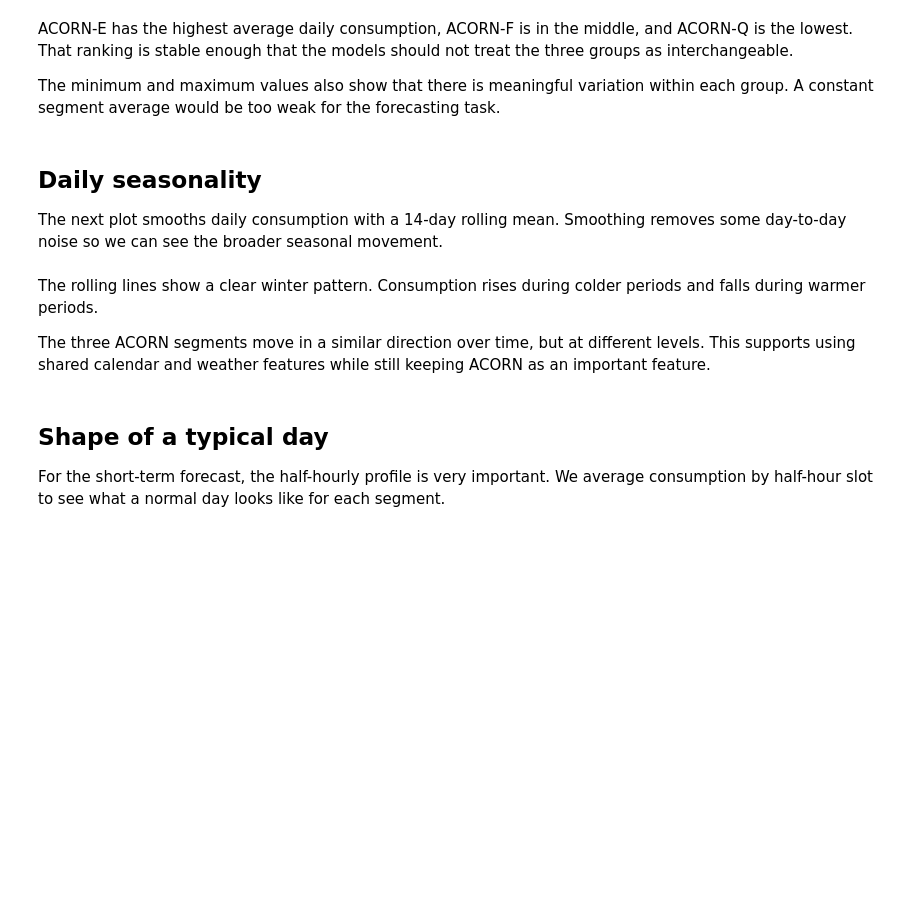
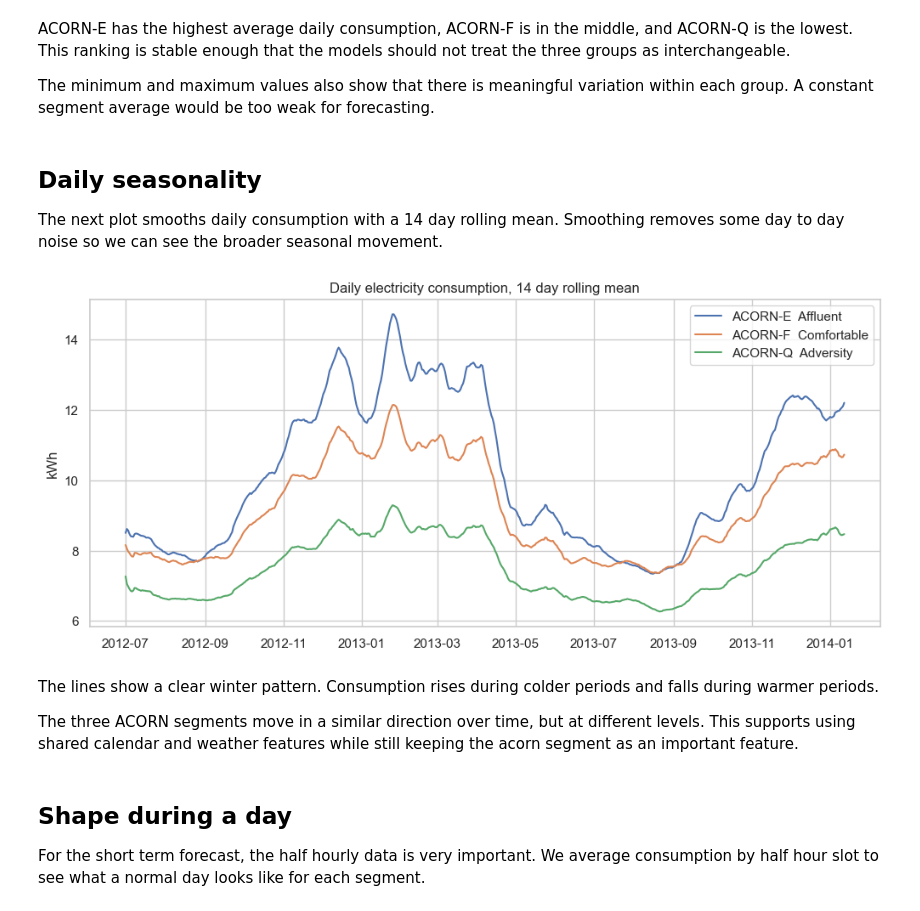
Before and after one commit to baunilhamarga/ei-climat, a Jupyter notebook: notebooks/01_data_exploration.ipynb, the cells around one changed output. Saved outputs shown, nothing was run; the diff lists cells and outputs as text; code cells hidden in the pictures; blank space fills up the shorter version.

```diff
--- a/notebooks/01_data_exploration.ipynb
+++ b/notebooks/01_data_exploration.ipynb
@@ -66,27 +75,29 @@ daily.groupby("Acorn")["Conso_kWh"].agg(["count", "mean", "min", "max"]).round(3
 # %% [markdown]
-ACORN-E has the highest average daily consumption, ACORN-F is in the middle, and ACORN-Q is the lowest. That ranking is stable enough that the models should not treat the three groups as interchangeable.
+ACORN-E has the highest average daily consumption, ACORN-F is in the middle, and ACORN-Q is the lowest. This ranking is stable enough that the models should not treat the three groups as interchangeable.
 
-The minimum and maximum values also show that there is meaningful variation within each group. A constant segment average would be too weak for the forecasting task.
+The minimum and maximum values also show that there is meaningful variation within each group. A constant segment average would be too weak for forecasting.
 # %% [markdown]
 ## Daily seasonality
 
-The next plot smooths daily consumption with a 14-day rolling mean. Smoothing removes some day-to-day noise so we can see the broader seasonal movement.
+The next plot smooths daily consumption with a 14 day rolling mean. Smoothing removes some day to day noise so we can see the broader seasonal movement.
 # %%
 fig, ax = plt.subplots(figsize=(12, 5))
 for acorn, group in daily.sort_values("Date").groupby("Acorn"):
     rolling = group.set_index("Date")["Conso_kWh"].rolling(14, min_periods=1).mean()
-    ax.plot(rolling.index, rolling.values, label=f"{acorn} - {ACORN_GROUPS[acorn]}")
-ax.set_title("Daily electricity consumption, 14-day rolling mean")
+    ax.plot(rolling.index, rolling.values, label=f"{acorn}  {ACORN_GROUPS[acorn]}")
+ax.set_title("Daily electricity consumption, 14 day rolling mean")
 ax.set_ylabel("kWh")
 ax.legend()
 show_plot(fig)
+# %% [output]
+[figure, added]
 # %% [markdown]
-The rolling lines show a clear winter pattern. Consumption rises during colder periods and falls during warmer periods.
+The lines show a clear winter pattern. Consumption rises during colder periods and falls during warmer periods.
 
-The three ACORN segments move in a similar direction over time, but at different levels. This supports using shared calendar and weather features while still keeping ACORN as an important feature.
+The three ACORN segments move in a similar direction over time, but at different levels. This supports using shared calendar and weather features while still keeping the acorn segment as an important feature.
 # %% [markdown]
-## Shape of a typical day
+## Shape during a day
 
-For the short-term forecast, the half-hourly profile is very important. We average consumption by half-hour slot to see what a normal day looks like for each segment.
+For the short term forecast, the half hourly data is very important. We average consumption by half hour slot to see what a normal day looks like for each segment.
 # %%
 profile = half.copy()
```
Also changed, not shown: parts of 13 cells of this notebook.
